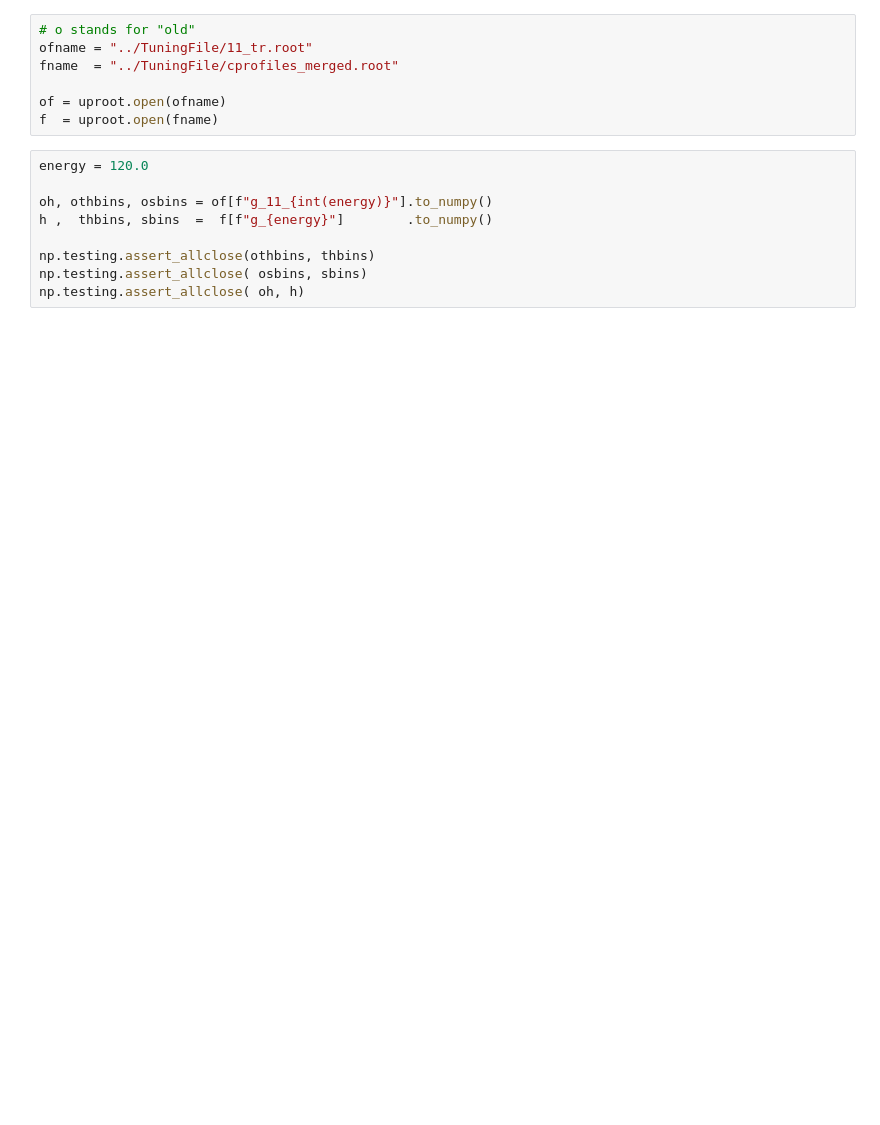
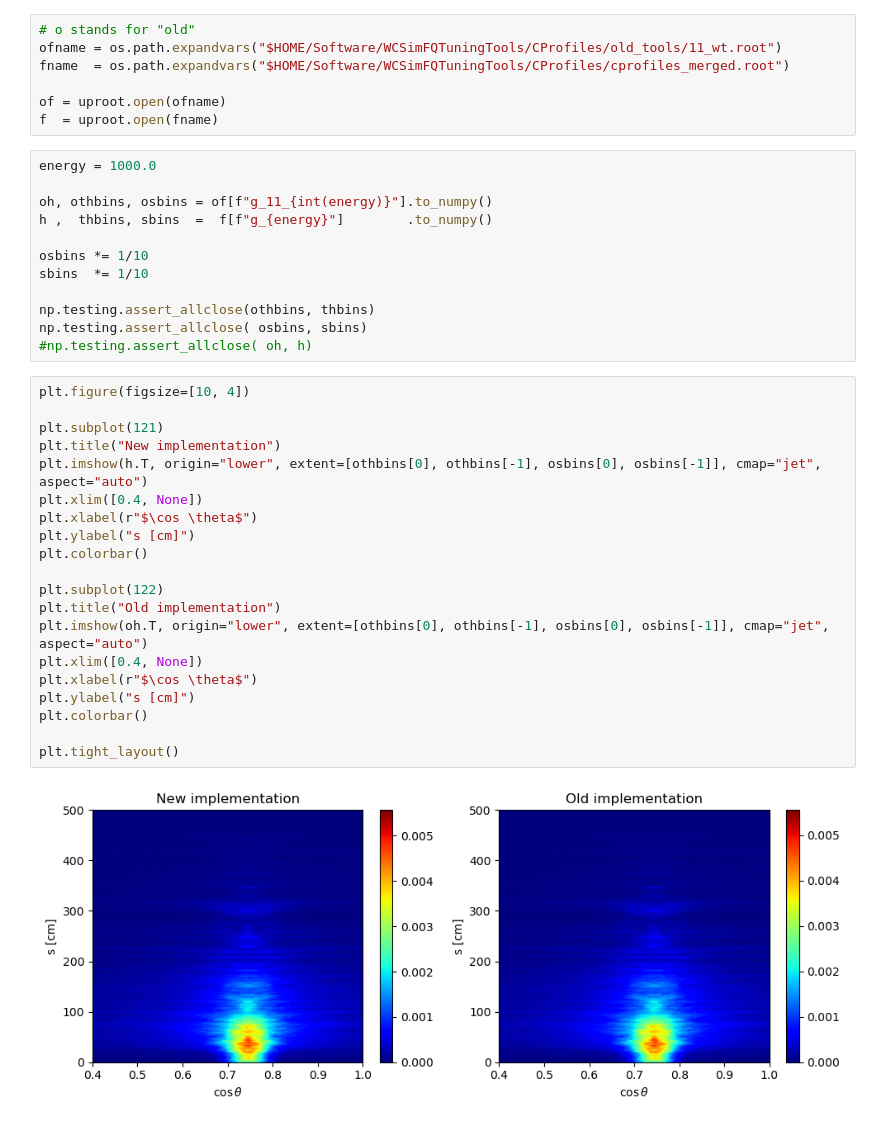
Before and after one commit to lolorestrepo/WCSimFQTuningTools, a Jupyter notebook: CProfiles/Analysis/merging.ipynb, the cells around one changed output. Cells and saved outputs as stored; diff of their text form; blank space fills up the shorter version.

```diff
--- a/CProfiles/Analysis/merging.ipynb
+++ b/CProfiles/Analysis/merging.ipynb
@@ -10,19 +6,44 @@ Welcome to JupyROOT 6.24/09
 # %%
 # o stands for "old"
-ofname = "../TuningFile/11_tr.root"
-fname  = "../TuningFile/cprofiles_merged.root"
+ofname = os.path.expandvars("$HOME/Software/WCSimFQTuningTools/CProfiles/old_tools/11_wt.root")
+fname  = os.path.expandvars("$HOME/Software/WCSimFQTuningTools/CProfiles/cprofiles_merged.root")
 
 of = uproot.open(ofname)
 f  = uproot.open(fname)
 # %%
-energy = 120.0
+energy = 1000.0
 
 oh, othbins, osbins = of[f"g_11_{int(energy)}"].to_numpy()
 h ,  thbins, sbins  =  f[f"g_{energy}"]        .to_numpy()
 
+osbins *= 1/10
+sbins  *= 1/10
+
 np.testing.assert_allclose(othbins, thbins)
 np.testing.assert_allclose( osbins, sbins)
-np.testing.assert_allclose( oh, h)
+#np.testing.assert_allclose( oh, h)
+# %%
+plt.figure(figsize=[10, 4])
+
+plt.subplot(121)
+plt.title("New implementation")
+plt.imshow(h.T, origin="lower", extent=[othbins[0], othbins[-1], osbins[0], osbins[-1]], cmap="jet", aspect="auto")
+plt.xlim([0.4, None])
+plt.xlabel(r"$\cos \theta$")
+plt.ylabel("s [cm]")
+plt.colorbar()
+
+plt.subplot(122)
+plt.title("Old implementation")
+plt.imshow(oh.T, origin="lower", extent=[othbins[0], othbins[-1], osbins[0], osbins[-1]], cmap="jet", aspect="auto")
+plt.xlim([0.4, None])
+plt.xlabel(r"$\cos \theta$")
+plt.ylabel("s [cm]")
+plt.colorbar()
+
+plt.tight_layout()
+# %% [output]
+[figure, added]
 # %%
 # s projections
 plt.figure(figsize=[5, 3])
```
Also changed, not shown: parts of 3 cells of this notebook, 8 other files.
